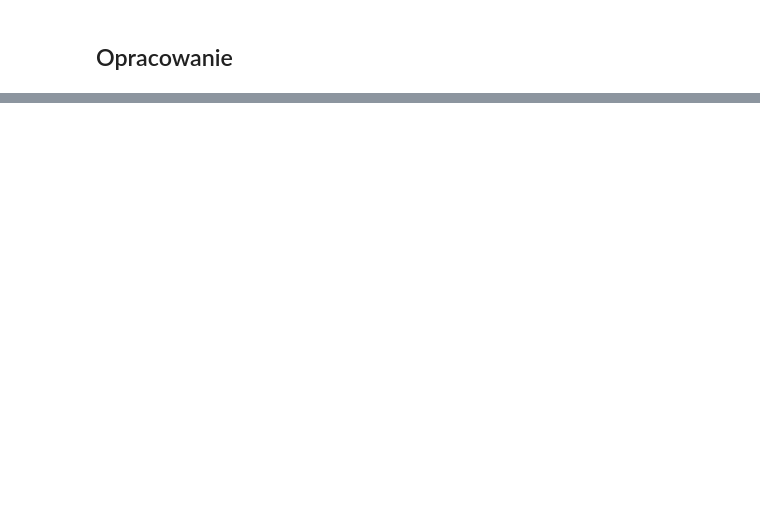
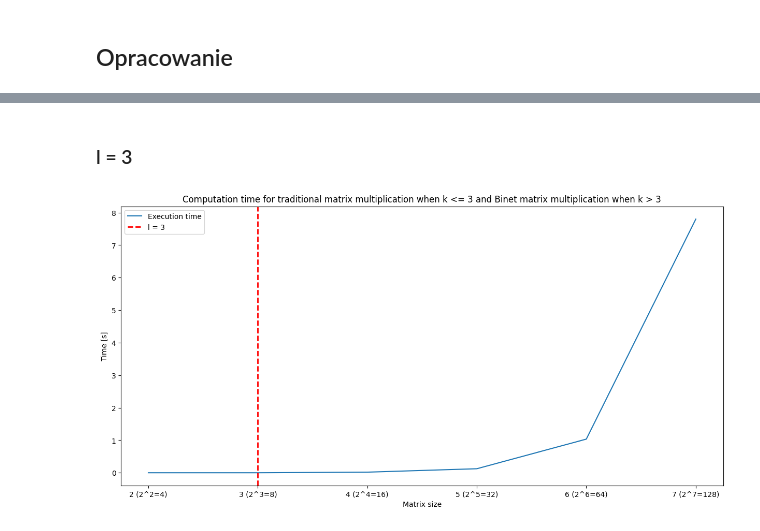
Before and after one commit to Szymon-Budziak/Matrix_calculus_algorithms_course_AGH, a Jupyter notebook: Program_1/program_1.ipynb, the cells around one changed output, grey strips where cells are left out. Saved outputs shown, nothing was run; the diff lists cells and outputs as text; code cells hidden in the pictures; blank space fills up the shorter version.

Commit message:
refactor and feature: refactored algorithms, created time and operations comparison

```diff
--- a/Program_1/program_1.ipynb
+++ b/Program_1/program_1.ipynb
@@ -180,15 +127,17 @@ Total number of operations: 256
 # %% [markdown]
 ## Opracowanie
 # %%
-def multiplication_results(a: int,b: int,l: int) -> tuple[List[int], List[int], List[float]]:
+def multiplication_results(a: int, b: int, l: int) -> tuple[List[int], List[int], List[float]]:
     matrix_size = []
     matrix_time = []
     matrix_operations = []
 
-    for k in range(a, b+1):
-        _, operations, time = main(k, l)
+    matrix_multiplication = MatrixMultiplication(l)
 
-        matrix_size.append(k)
+    for k in range(a, b + 1):
+        _, operations, time = matrix_multiplication.main(k)
+
+        matrix_size.append(2 ** k)
         matrix_time.append(time)
         matrix_operations.append(operations)
 
@@ -215,0 +145,26 @@ plot_size_time(traditional_size, traditional_time, traditional_time1)
+# %%
+def generate_plot(matrix_size: List[int], matrix_time: List[float], a: int, b: int, l: int, time: bool) -> None:
+    plt.figure(figsize=(15, 7))
+
+    plt.plot(matrix_time, label="Execution time" if time else "Number of operations")
+
+    x_tick = np.arange(len(matrix_size))
+    x_labels = [f'{i} (2^{i}={2 ** i})' for i in range(a, b + 1)]
+    plt.xticks(x_tick, x_labels)
+
+    target_label = f'{l} (2^{l}={2 ** l})'
+    target_index = x_labels.index(target_label)
+    plt.axvline(x=target_index, color='red', linestyle='--', linewidth=2, label=f"l = {l}")
+
+    if time:
+        plot_title = f"Computation time for traditional matrix multiplication when k <= {l} and Binet matrix multiplication when k > {l}"
+    else:
+        plot_title = f"Number of operations for traditional matrix multiplication when k <= {l} and Binet matrix multiplication when k > {l}"
+
+    plt.title(plot_title)
+    plt.xlabel('Matrix size')
+    plt.ylabel('Time [s]' if time else 'Number of operations')
+
+    plt.legend()
+    plt.grid()
+    plt.show()
@@ -215,0 +175,10 @@ plot_size_time(traditional_size, traditional_time, traditional_time1)
+# %% [markdown]
+### l = 3
+# %%
+a = 2
+b = 7
+l = 3
+size, _, time = multiplication_results(a, b, l)
+generate_plot(size, time, a, b, l, time=True)
+# %% [output]
+[figure, added]
```
Also changed, not shown: parts of 31 cells of this notebook.
